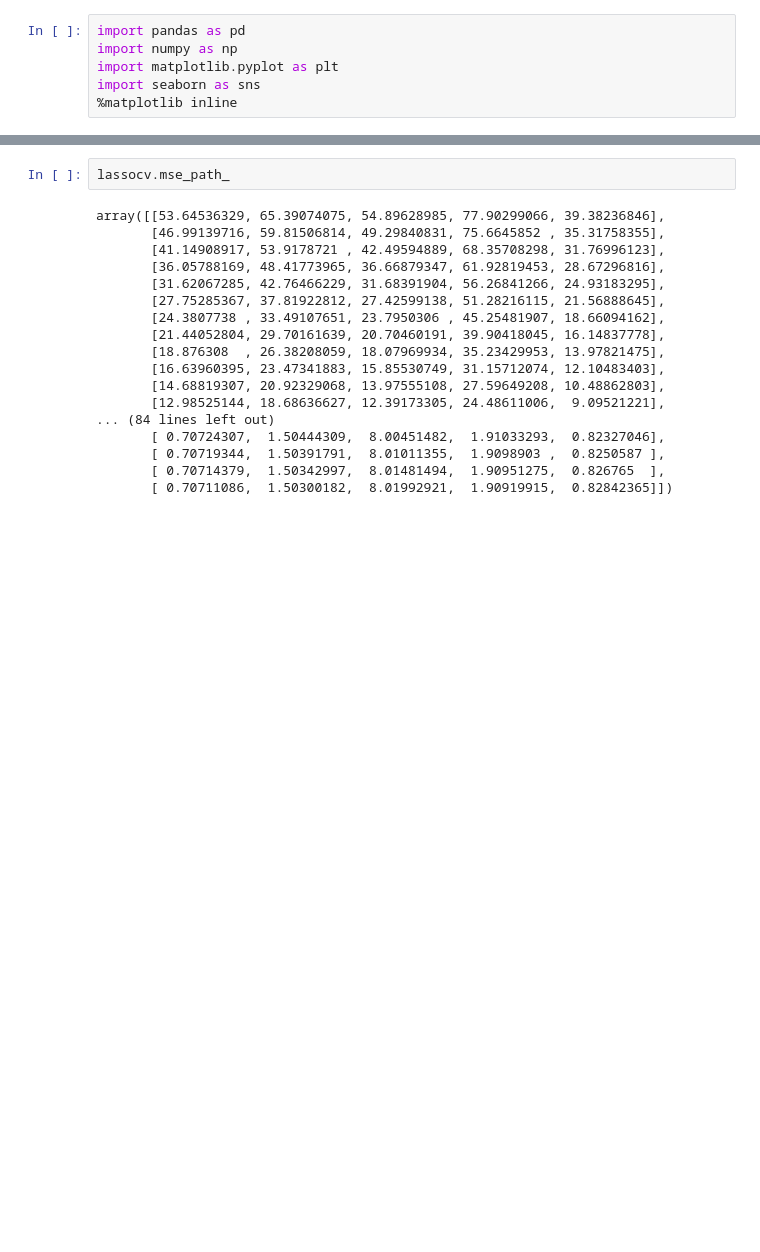
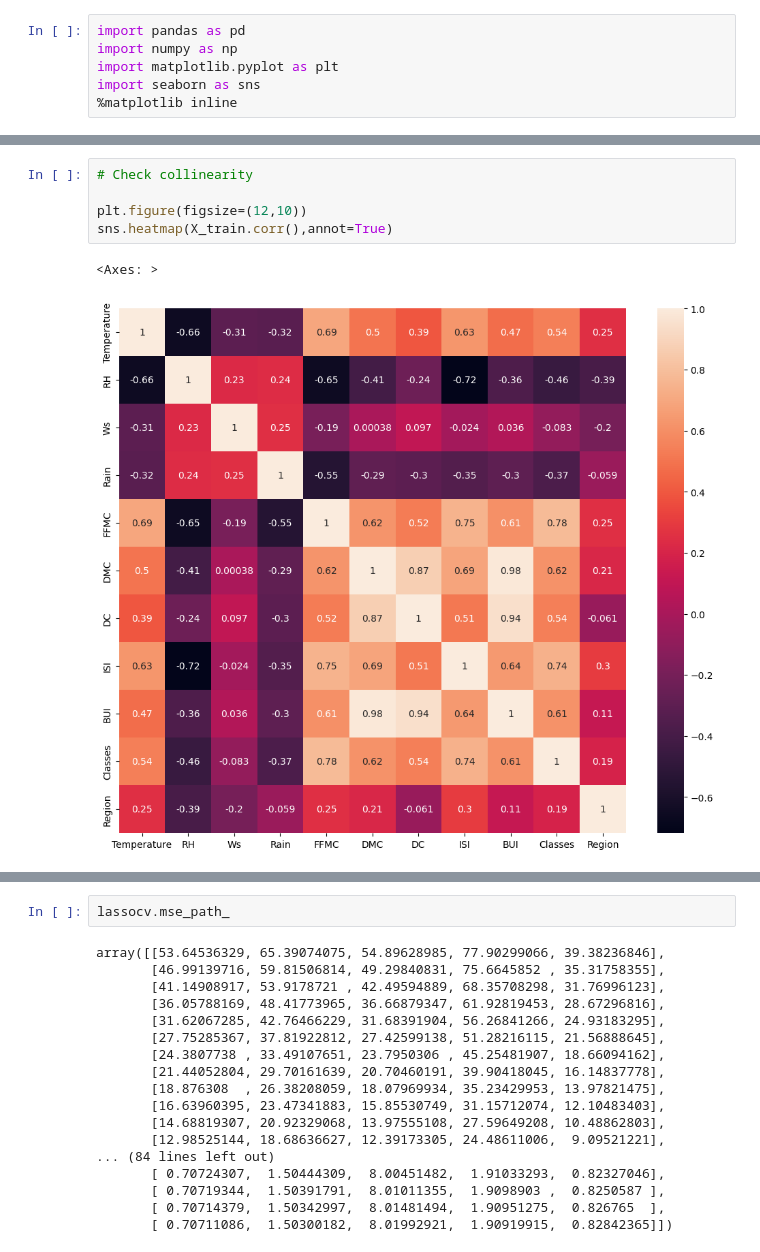
Before and after one commit to prabandh05/ML-models, a Jupyter notebook: Ridge Lassso Elastic Regression Practicals/Model Training.ipynb, the cells around one changed output, grey strips where cells are left out. Saved outputs shown, nothing was run; the diff lists cells and outputs as text; blank space fills up the shorter version.

```diff
--- a/Ridge Lassso Elastic Regression Practicals/Model Training.ipynb
+++ b/Ridge Lassso Elastic Regression Practicals/Model Training.ipynb
@@ -235,0 +77,8 @@ lassocv.alpha_
+# %%
+# Check collinearity
+
+plt.figure(figsize=(12,10))
+sns.heatmap(X_train.corr(),annot=True)
+# %% [output]
+<Axes: >
+[figure, added]
```
Also changed, not shown: parts of 65 cells of this notebook, 1 other file.
